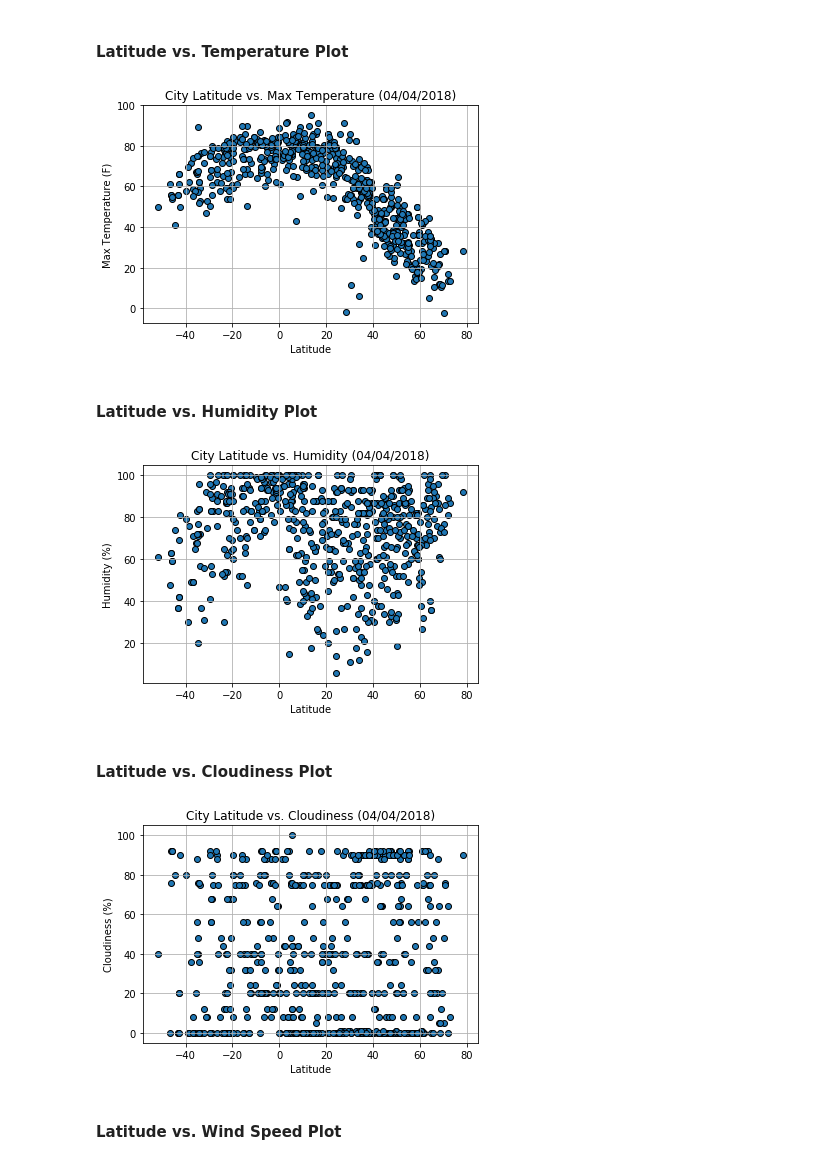
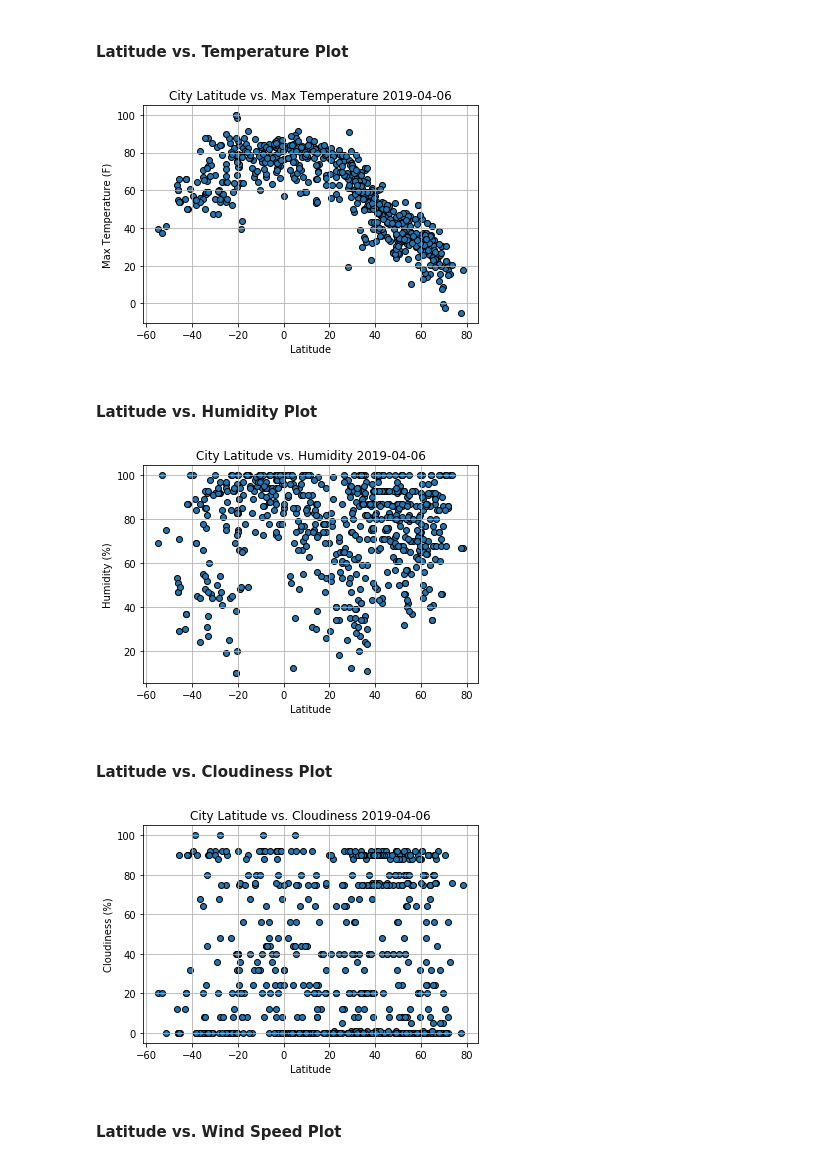
Before and after one commit to bendgame/Eric_Kleppen_hw6, a Jupyter notebook: Eric_Kleppen_WeatherPy.ipynb, the cells around one changed output. Saved outputs shown, nothing was run; the diff lists cells and outputs as text; code cells hidden in the pictures.

```diff
--- a/Eric_Kleppen_WeatherPy.ipynb
+++ b/Eric_Kleppen_WeatherPy.ipynb
@@ -41,12 +41,11 @@ lat_lngs = []
 cities = []
 
 # Create a set of random lat and lng combinations
-lats = np.random.uniform(low=-90, high=90, size=4500)
-lngs = np.random.uniform(low=-180.000, high=180.000, size=4500)
+lats = np.random.uniform(low=-90, high=90, size=1800)
+lngs = np.random.uniform(low=-180.000, high=180.000, size=1800)
 lat_lngs = zip(lats, lngs)
 
 # Identify nearest city for each lat, lng combination
-
 for lat_lng in lat_lngs:
     city = citipy.nearest_city(lat_lng[0], lat_lng[1]).city_name
 
@@ -84,7 +83,8 @@ i=0
 
 #for loop to update the URL using each city from the Cities dataFrame
 for index, row in cities_df.iterrows():
-
+    #sleep the api call to avoid going over limits
+    time.sleep(1.02)
     #error handling
     try:
         #Use If statement to stop when done with cities
@@ -105,7 +105,6 @@ for index, row in cities_df.iterrows():
             coord_lon = weather_json["coord"]["lon"]
             coord_lat = weather_json["coord"]["lat"]
             country = weather_json['sys']["country"]
-            #city = weather_json["name"]
             date = weather_json["dt"]
             temperature = weather_json["main"]["temp"]
             humidity = weather_json["main"]["humidity"]
@@ -113,11 +112,15 @@ for index, row in cities_df.iterrows():
             max_temp = weather_json["main"]["temp_max"]
             wind_speed = weather_json["wind"]["speed"]
 
+            #convert the weather_json date value
+            datetime = date
+            datetime = pd.to_datetime(datetime, unit='s')
+
             #put the data from the variable into the dataframe column
             cities_df.loc[index, "Lng"] = coord_lon
             cities_df.loc[index, "Lat"] = coord_lat
             cities_df.loc[index, "Country"] = country
-            cities_df.loc[index, "Date"] = date
+            cities_df.loc[index, "Date"] = datetime
             cities_df.loc[index, "Temperature"] = temperature
             cities_df.loc[index, "Humidity"] = humidity
             cities_df.loc[index, "Cloudiness"] = clouds
@@ -126,12 +129,13 @@ for index, row in cities_df.iterrows():
             #cities_df.loc[index, "sea_level"] = sea_level
 
             #print the data has loaded or print the error message
-            print(f'Done loading row {i} city = {city}')
+            print(f'Done loading row {i}. City: {city}')
             print(f'--------------------------------------')
 
             i+=1
 
     except (KeyError, IndexError):
         print(f"Sorry, {city} cannot be found. Row number {i}")
-    i+=1
+        print(f'----------------------------------------------')
+        i+=1
 # %% [output]
@@ -191,13 +195,17 @@ cities_df.head()
 #set plot variables
 x = cities_df[['Lat']]
 y = cities_df[['Max Temp']]
+
+#get the date from the first value of the dataframe to apply it to the chart
+date = cities_df['Date'].loc[1]
+date = datetime.date()
 
 #write plot
 plt.scatter (x,y, edgecolor = 'black')
 plt.grid()
 
 # Incorporate the other graph properties
-plt.title("City Latitude vs. Max Temperature (04/04/2018)")
+plt.title(f"City Latitude vs. Max Temperature {date}")
 plt.ylabel("Max Temperature (F)")
 plt.xlabel("Latitude")
 
@@ -206,42 +214,50 @@ plt.savefig("Lat_vs_MaxTemp.png")
 
 plt.show()
 # %% [output]
-[figure, old version]
+[figure, new version]
 # %% [markdown]
 #### Latitude vs. Humidity Plot
 # %%
 #set plot variables
 x = cities_df[['Lat']]
 y = cities_df[['Humidity']]
+
+#get the date from the first value of the dataframe to apply it to the chart
+date = cities_df['Date'].loc[1]
+date= datetime.date()
 
 #plot the data
 plt.scatter (x,y, edgecolor = 'black')
 plt.grid()
 
 # Incorporate the other graph properties
-plt.title("City Latitude vs. Humidity (04/04/2018)")
+plt.title(f"City Latitude vs. Humidity {date}")
 plt.ylabel("Humidity (%)")
 plt.xlabel("Latitude")
 
 # Save the figure
 plt.savefig("lat_vs_Humidity.png")
 
 plt.show()
 # %% [output]
-[figure, old version]
+[figure, new version]
 # %% [markdown]
 #### Latitude vs. Cloudiness Plot
 # %%
 #set plot variables
 x = cities_df[['Lat']]
 y = cities_df[['Cloudiness']]
+
+#get the date from the first value of the dataframe to apply it to the chart
+date = cities_df['Date'].loc[1]
+date= datetime.date()
 
 #plot the data
 plt.scatter (x,y, edgecolor = 'black')
 plt.grid()
 
 # Incorporate the other graph properties
-plt.title("City Latitude vs. Cloudiness (04/04/2018)")
+plt.title(f"City Latitude vs. Cloudiness {date}")
 plt.ylabel("Cloudiness (%)")
 plt.xlabel("Latitude")
 
@@ -250,7 +266,7 @@ plt.savefig("Lat_vs_Cloudiness.png")
 
 plt.show()
 # %% [output]
-[figure, old version]
+[figure, new version]
 # %% [markdown]
 #### Latitude vs. Wind Speed Plot
 # %%
```
Also changed, not shown: parts of 8 cells of this notebook, 5 other files.
